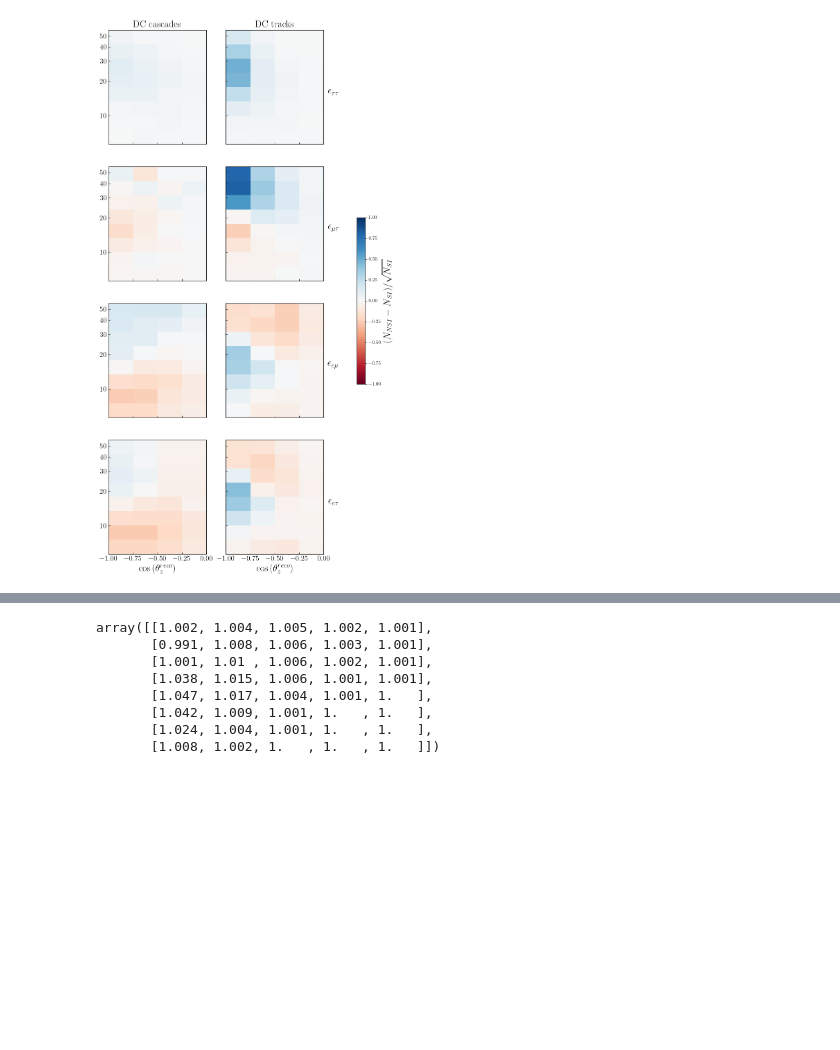
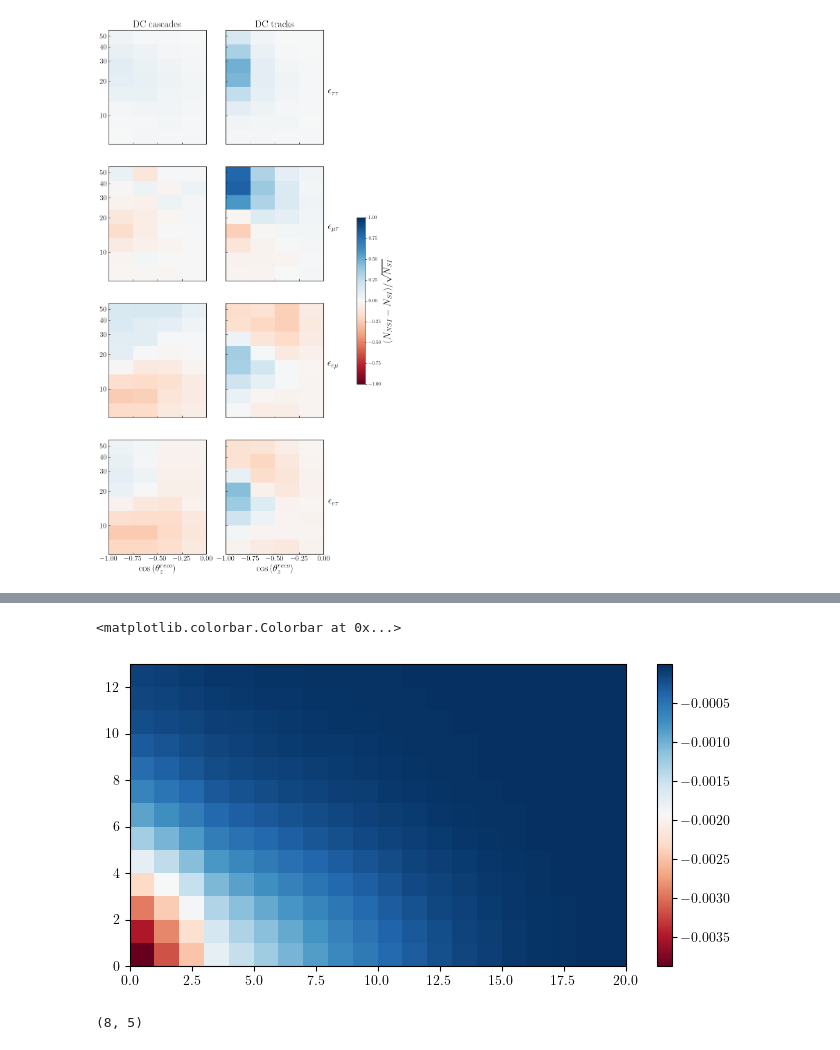
Before and after one commit to Sjoeborg/thesis, a Jupyter notebook: notebooks/PINGU/analysis.ipynb, the cells around one changed output, grey strips where cells are left out. Cells and saved outputs as stored; diff of their text form; code cells hidden in the pictures; blank space fills up the shorter version.

```diff
--- a/notebooks/PINGU/analysis.ipynb
+++ b/notebooks/PINGU/analysis.ipynb
@@ -712,11 +678,10 @@ array([[0.998, 1.001, 1.   , 1.   , 1.   ],
+# %%
+im = plt.pcolormesh(np.log10(N_NSI_right_IC/N_NSI_left_IC), cmap = 'RdBu')#, vmin = 0.96, vmax=1.04)
+plt.colorbar(im)
+# %% [output]
+<matplotlib.colorbar.Colorbar at 0x...>
+[figure, added]
 # %%
-pull_ratio_PINGU
+pull_ratio_PINGU.shape
 # %% [output]
-array([[1.002, 1.004, 1.005, 1.002, 1.001],
-       [0.991, 1.008, 1.006, 1.003, 1.001],
-       [1.001, 1.01 , 1.006, 1.002, 1.001],
-       [1.038, 1.015, 1.006, 1.001, 1.001],
-       [1.047, 1.017, 1.004, 1.001, 1.   ],
-       [1.042, 1.009, 1.001, 1.   , 1.   ],
-       [1.024, 1.004, 1.001, 1.   , 1.   ],
-       [1.008, 1.002, 1.   , 1.   , 1.   ]])
+(8, 5)
```
Also changed, not shown: parts of 6 cells of this notebook, 7 other files.
